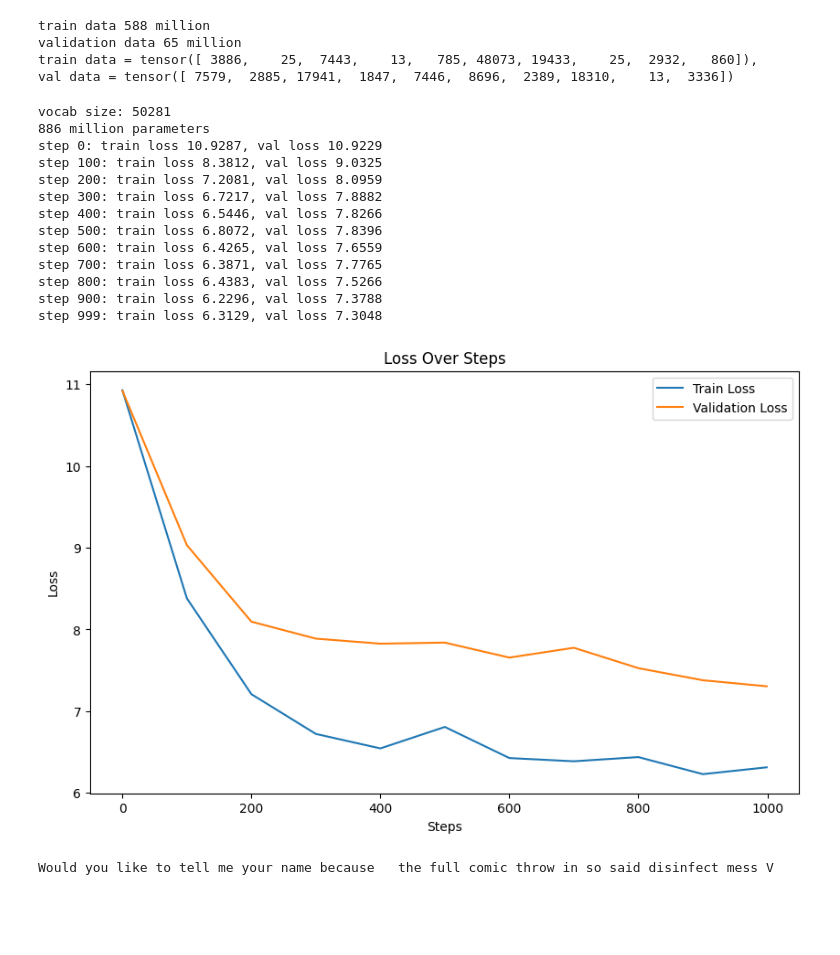
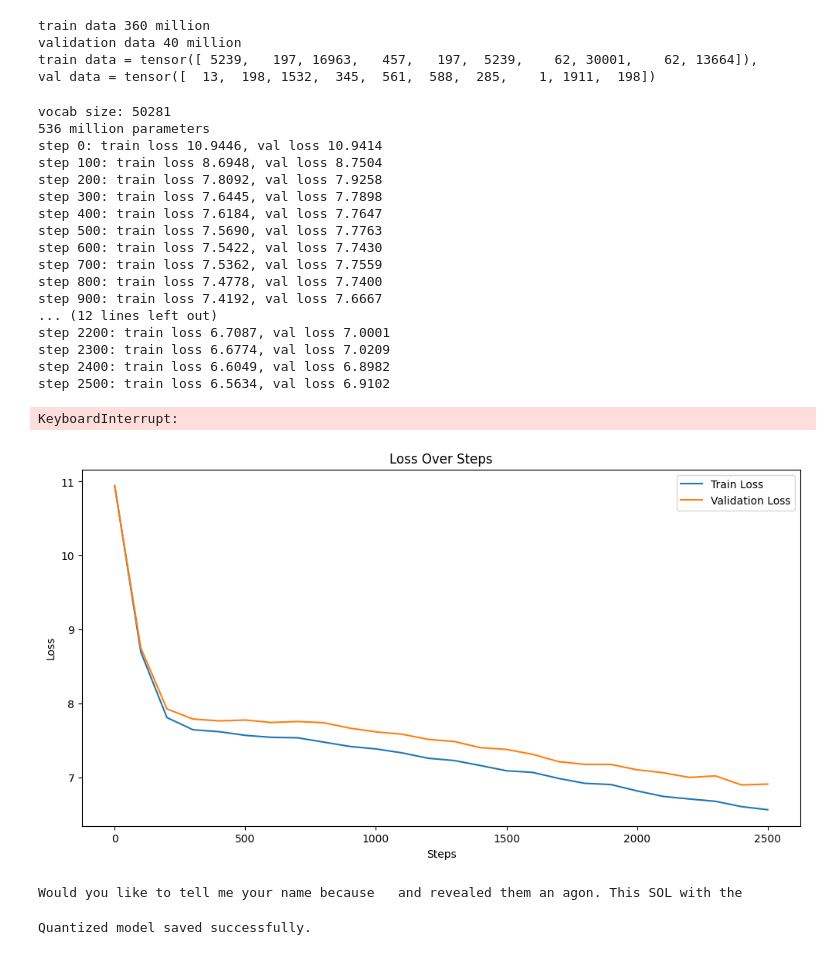
Before and after one commit to shivendrra/ava, a Jupyter notebook: base/AIVA_500m.ipynb, the cells around one changed output. Saved outputs shown, nothing was run; the diff lists cells and outputs as text; code cells hidden in the pictures; blank space fills up the shorter version.

Commit message:
500million model training

```diff
--- a/base/AIVA_500m.ipynb
+++ b/base/AIVA_500m.ipynb
@@ -21,7 +18,7 @@ Successfully installed tiktoken-0.6.0
 # %%
 # data for model
-with open('/content/drive/MyDrive/training data/consolidated_350m.txt', 'r', encoding='utf-8') as file:
+with open('/content/drive/MyDrive/training data/consolidated_300m.txt', 'r', encoding='utf-8') as file:
   train_data = file.read()
 
-print(len(train_data)/1e6, 'million words')
+print(f"{(len(train_data)/1e9):.2f} billion words")
 # %% [output]
@@ -50,22 +48,22 @@ val_data = torch.tensor(val_data, dtype=torch.long)
 print(f"train data {(len(train_data) / 1e6):.0f} million\nvalidation data {(len(val_data) / 1e6):.0f} million")
 print(f"train data = {train_data[:10]}, \nval data = {val_data[:10]}")
 # %% [output]
-train data 588 million
-validation data 65 million
-train data = tensor([ 3886,    25,  7443,    13,   785, 48073, 19433,    25,  2932,   860]),
-val data = tensor([ 7579,  2885, 17941,  1847,  7446,  8696,  2389, 18310,    13,  3336])
+train data 360 million
+validation data 40 million
+train data = tensor([ 5239,   197, 16963,   457,   197,  5239,    62, 30001,    62, 13664]),
+val data = tensor([  13,  198, 1532,  345,  561,  588,  285,    1, 1911,  198])
 # %%
 # hyperparameters
 batch_size = 10
 block_size = 256
-max_iters = 1000
+max_iters = 5000
 eval_interval = 100
 learning_rate = 3e-5
 device = 'cuda' if torch.cuda.is_available() else 'cpu'
-eval_iters = 10
+eval_iters = 100
 d_model = 512
-n_head = 20
-n_layers = 18
+n_head = 18
+n_layers = 12
 dropout = 0.2
 norm_eps = 1e-05
 # %%
@@ -116,7 +114,7 @@ class UnMaskedHead(nn.Module):
     super().__init__()
     self.key = nn.Linear(d_model, head_size, bias=True)
     self.query = nn.Linear(d_model, head_size, bias=True)
-    self.value = nn.Linear(d_model, head_size, bias=True)
+    self.value = nn.Linear(d_model, head_size, bias=False)
     self.dropout = nn.Dropout(dropout)
     self.rel_pos_embd = nn.Parameter(torch.randn(block_size, block_size, head_size))
 
@@ -187,8 +185,8 @@ class CasualMaskedAttention(nn.Module):
 class FinalHead(nn.Module):
   def __init__(self, d_model, head_size, dropout, block_size):
     super().__init__()
-    self.key = nn.Linear(d_model, head_size, bias=True)
-    self.query = nn.Linear(d_model, head_size, bias=True)
+    self.key = nn.Linear(d_model, head_size, bias=False)
+    self.query = nn.Linear(d_model, head_size, bias=False)
     self.value = nn.Linear(d_model, head_size, bias=True)
     self.dropout = nn.Dropout(dropout)
 
@@ -222,9 +220,9 @@ class FeedForward(nn.Module):
   def __init__(self, d_model, dropout):
     super().__init__()
     self.net = nn.Sequential(
-      nn.Linear(d_model, 10*d_model),
+      nn.Linear(d_model, 4*d_model),
       nn.GELU(),
-      nn.Linear(10*d_model, d_model),
+      nn.Linear(4*d_model, d_model),
       nn.Dropout(dropout)
     )
 
@@ -438,7 +436,6 @@ class Transformer(nn.Module):
   and can become ~99% accurate with next token prediction
 """
 
-torch.manual_seed(1400)
 # data loading
 def get_batch(split):
     # generate a small batch of data of inputs x and targets y
@@ -465,6 +462,9 @@ def estimate_loss():
 
 vocab_size = tokenizer.n_vocab
 model = Transformer(vocab_size)
+# checkpoint_path = '/content/drive/MyDrive/aiva_base-886m.pth'
+# checkpoint = torch.load(checkpoint_path)
+# model.load_state_dict(checkpoint)
 m = model.to(device)
 
 # no of parameters
@@ -494,16 +494,21 @@ for iter in range(max_iters):
   optimizer.step()
 # %% [output]
 vocab size: 50281
-886 million parameters
-step 0: train loss 10.9287, val loss 10.9229
-step 100: train loss 8.3812, val loss 9.0325
-step 200: train loss 7.2081, val loss 8.0959
-step 300: train loss 6.7217, val loss 7.8882
-step 400: train loss 6.5446, val loss 7.8266
-step 500: train loss 6.8072, val loss 7.8396
-step 600: train loss 6.4265, val loss 7.6559
-step 700: train loss 6.3871, val loss 7.7765
-step 800: train loss 6.4383, val loss 7.5266
-step 900: train loss 6.2296, val loss 7.3788
-step 999: train loss 6.3129, val loss 7.3048
+536 million parameters
+step 0: train loss 10.9446, val loss 10.9414
+step 100: train loss 8.6948, val loss 8.7504
+step 200: train loss 7.8092, val loss 7.9258
+step 300: train loss 7.6445, val loss 7.7898
+step 400: train loss 7.6184, val loss 7.7647
+step 500: train loss 7.5690, val loss 7.7763
+step 600: train loss 7.5422, val loss 7.7430
+step 700: train loss 7.5362, val loss 7.7559
+step 800: train loss 7.4778, val loss 7.7400
+step 900: train loss 7.4192, val loss 7.6667
+... (12 lines left out)
+step 2200: train loss 6.7087, val loss 7.0001
+step 2300: train loss 6.6774, val loss 7.0209
+step 2400: train loss 6.6049, val loss 6.8982
+step 2500: train loss 6.5634, val loss 6.9102
+KeyboardInterrupt:
 # %%
@@ -513,17 +518,17 @@ torch.save(model.state_dict(), path)
 # %%
 import matplotlib.pyplot as plt
 
-plt.figure(figsize=(10, 6))
+plt.figure(figsize=(12, 6))
 plt.plot(steps, train_losses, label='Train Loss')
 plt.plot(steps, val_losses, label='Validation Loss')
 plt.title('Loss Over Steps')
 plt.xlabel('Steps')
 plt.ylabel('Loss')
 plt.legend()
 
 plt.show()
 # %% [output]
-[figure, old version]
+[figure, new version]
 # %%
 # testing
 target_text = "Would you like to tell me your name because "
@@ -531,4 +536,4 @@ context = torch.tensor([tokenizer.encode(target_text)], dtype=torch.long, device
 generated_output = tokenizer.decode(m.generate(context, max_new_tokens=10))
 print(target_text, generated_output)
 # %% [output]
-Would you like to tell me your name because   the full comic throw in so said disinfect mess V
+Would you like to tell me your name because   and revealed them an agon. This SOL with the
@@ -535,2 +556,10 @@ Would you like to tell me your name because   the full comic throw in so said di
+# %%
+model_save_name = f'base-8bit.pth'
+path = f"/content/drive/MyDrive/{model_save_name}"
+torch.save(quantized_model.state_dict(), path)
+
+print("Quantized model saved successfully.")
+# %% [output]
+Quantized model saved successfully.
 # %%
 torch.cuda.empty_cache()
```
Also changed, not shown: parts of 7 cells of this notebook.
